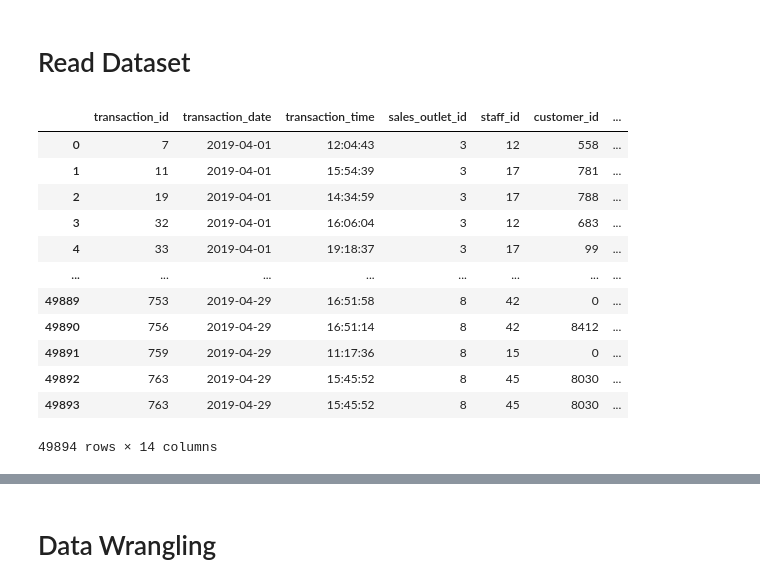
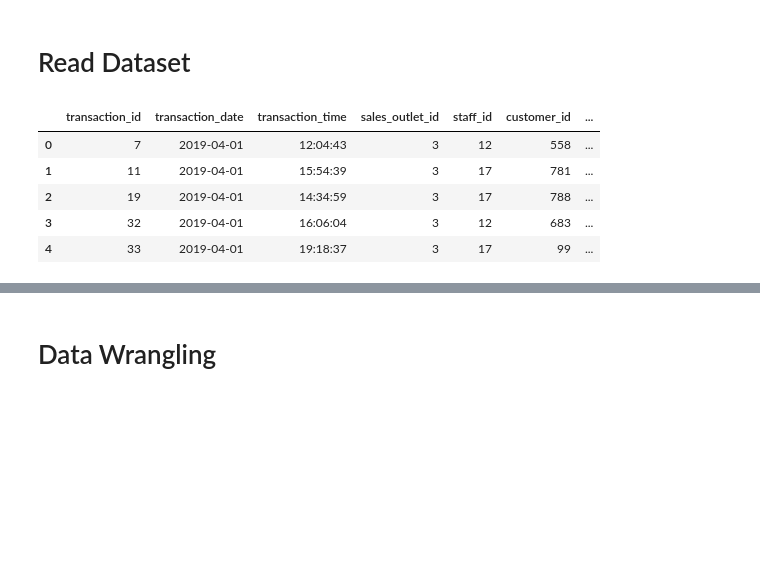
Before and after one commit to Pandharimaske/coffee_shop, a Jupyter notebook: Python_Code/recommendation_engine_training.ipynb, the cells around one changed output, grey strips where cells are left out. Saved outputs shown, nothing was run; the diff lists cells and outputs as text; code cells hidden in the pictures; blank space fills up the shorter version.

```diff
--- a/Python_Code/recommendation_engine_training.ipynb
+++ b/Python_Code/recommendation_engine_training.ipynb
@@ -6,21 +6,14 @@ from mlxtend.frequent_patterns import association_rules , apriori
 # %%
 sales_reciepts = pd.read_csv("dataset/201904 sales reciepts.csv")
 # %%
-sales_reciepts
+sales_reciepts.head()
 # %% [output]
 |  | transaction_id | transaction_date | transaction_time | sales_outlet_id | staff_id | customer_id | ... |
 | 0 | 7 | 2019-04-01 | 12:04:43 | 3 | 12 | 558 | ... |
 | 1 | 11 | 2019-04-01 | 15:54:39 | 3 | 17 | 781 | ... |
 | 2 | 19 | 2019-04-01 | 14:34:59 | 3 | 17 | 788 | ... |
 | 3 | 32 | 2019-04-01 | 16:06:04 | 3 | 12 | 683 | ... |
 | 4 | 33 | 2019-04-01 | 19:18:37 | 3 | 17 | 99 | ... |
-| ... | ... | ... | ... | ... | ... | ... | ... |
-| 49889 | 753 | 2019-04-29 | 16:51:58 | 8 | 42 | 0 | ... |
-| 49890 | 756 | 2019-04-29 | 16:51:14 | 8 | 42 | 8412 | ... |
-| 49891 | 759 | 2019-04-29 | 11:17:36 | 8 | 15 | 0 | ... |
-| 49892 | 763 | 2019-04-29 | 15:45:52 | 8 | 45 | 8030 | ... |
-| 49893 | 763 | 2019-04-29 | 15:45:52 | 8 | 45 | 8030 | ... |
-49894 rows × 14 columns
 # %%
 product = pd.read_csv("dataset/product.csv")
 product.head()
```
Also changed, not shown: parts of 3 cells of this notebook, 1 other file.
